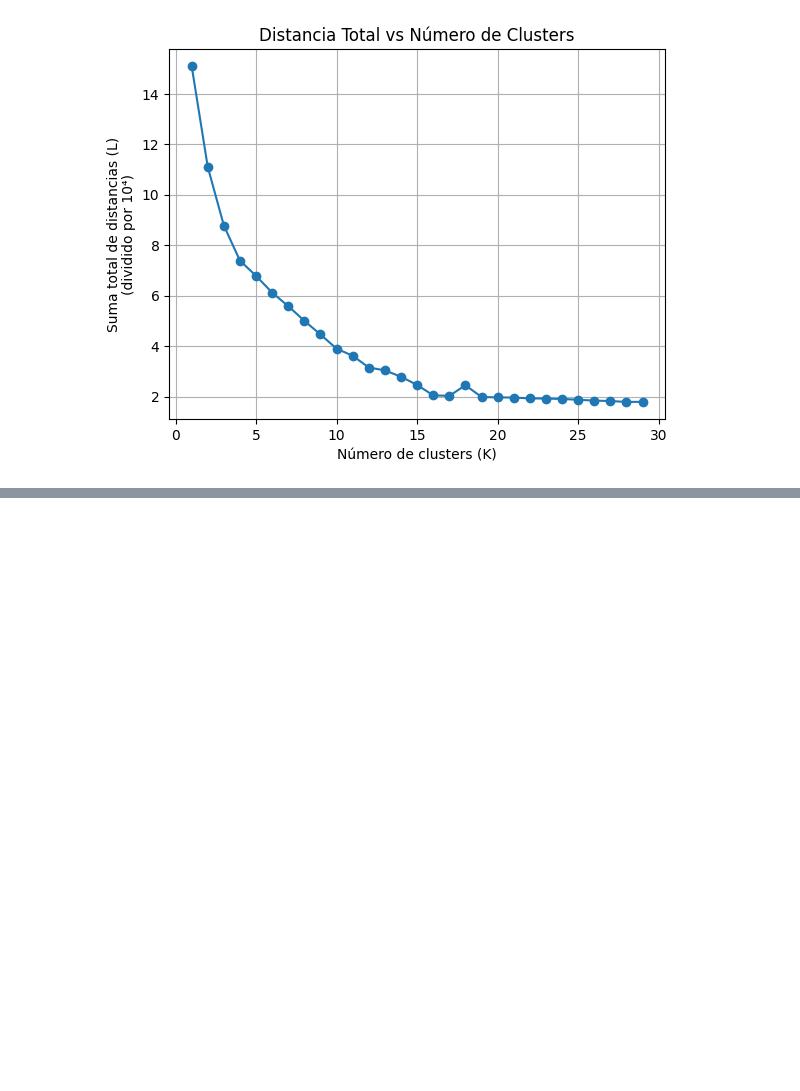
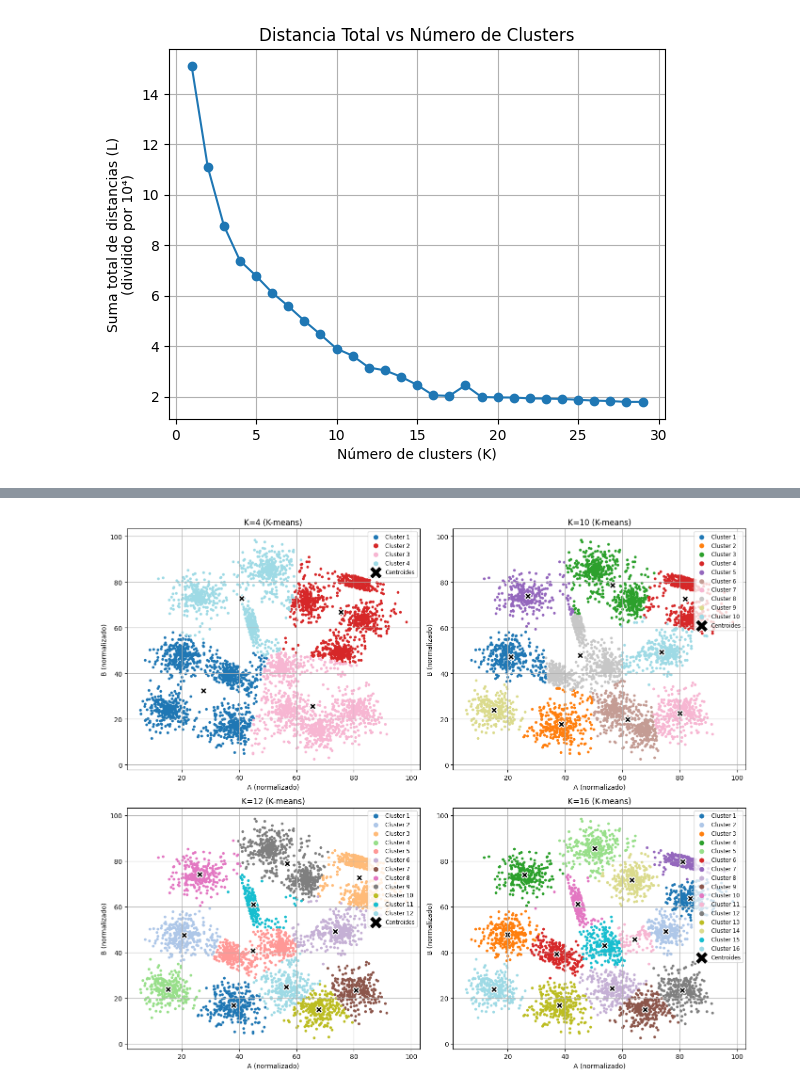
Before and after one commit to manumei/ML-TP4, a Jupyter notebook: Meiriño_Manuel_Notebook.ipynb, the cells around one changed output, grey strips where cells are left out. Cells and saved outputs as stored; diff of their text form; code cells hidden in the pictures; blank space fills up the shorter version.

```diff
--- a/Meiriño_Manuel_Notebook.ipynb
+++ b/Meiriño_Manuel_Notebook.ipynb
@@ -197,0 +206,47 @@ Creo que en base a estos resultados, voy con...
+# %%
+# Get the values
+labels4, centroids4, L4 = data[4]
+labels10, centroids10, L10 = data[10]
+labels12, centroids12, L12 = data[12]
+labels16, centroids16, L16 = data[16]
+
+labels4 = cp.asnumpy(labels4)
+centroids4 = cp.asnumpy(centroids4)
+labels10 = cp.asnumpy(labels10)
+centroids10 = cp.asnumpy(centroids10)
+labels12 = cp.asnumpy(labels12)
+centroids12 = cp.asnumpy(centroids12)
+labels16 = cp.asnumpy(labels16)
+centroids16 = cp.asnumpy(centroids16)
+
+# Create 2x2 subplots
+fig, axes = plt.subplots(2, 2, figsize=(14, 12))
+
+configs = [
+    (labels4, centroids4, 4, axes[0, 0]),
+    (labels10, centroids10, 10, axes[0, 1]),
+    (labels12, centroids12, 12, axes[1, 0]),
+    (labels16, centroids16, 16, axes[1, 1]),
+]
+
+for labels, centroids, k_val, ax in configs:
+    num_clusters = len(np.unique(labels))
+    colors = plt.cm.tab20(np.linspace(0, 1, num_clusters))
+
+    for k in range(num_clusters):
+        cluster_points = clust[labels == k]
+        ax.scatter(cluster_points[:, 0], cluster_points[:, 1],
+                    s=10, color=colors[k], label=f"Cluster {k+1}")
+
+    ax.scatter(centroids[:, 0], centroids[:, 1],
+                s=100, c='black', marker='X', edgecolors='white', linewidths=1.5, label='Centroides')
+    ax.set_xlabel("A (normalizado)")
+    ax.set_ylabel("B (normalizado)")
+    ax.set_title(f"K={k_val} (K-means)")
+    ax.grid(True)
+    ax.legend(markerscale=2, fontsize='small', loc='upper right')
+
+plt.tight_layout()
+plt.show()
+# %% [output]
+[figure, added]
```
Also changed, not shown: parts of 19 cells of this notebook, 2 other files.
